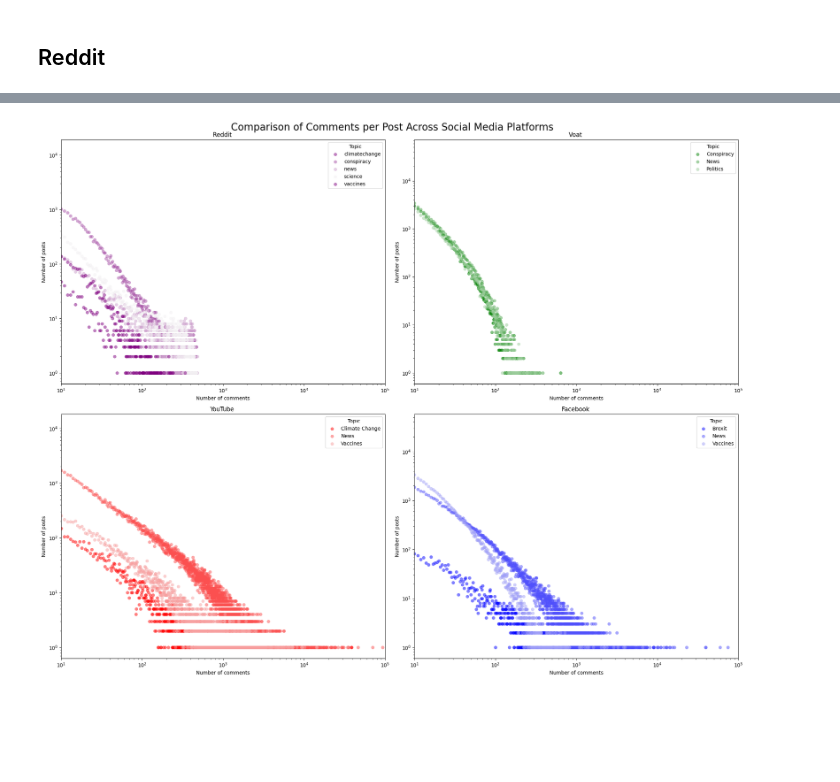
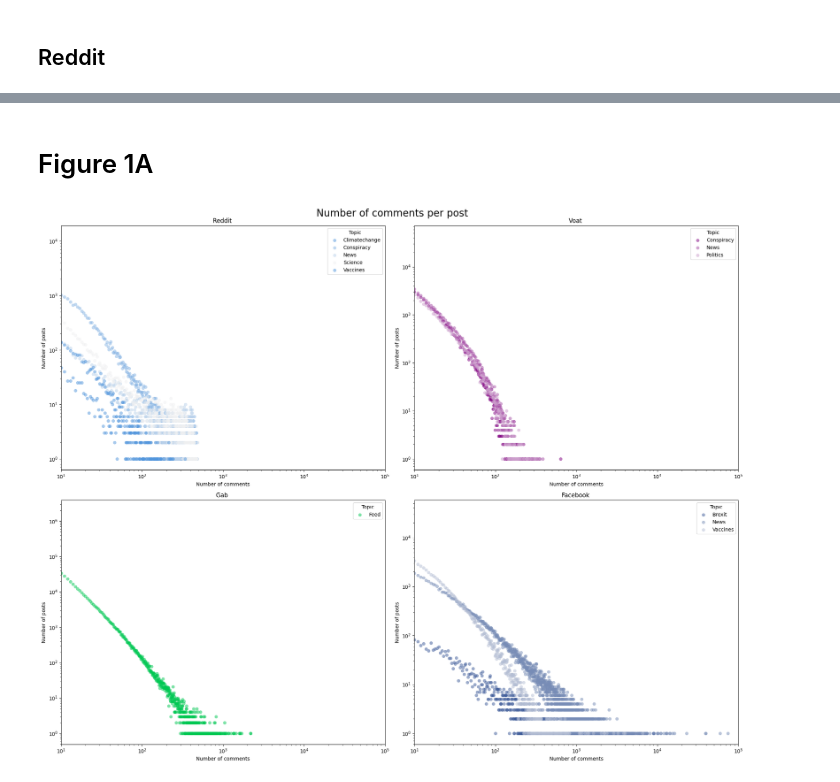
Before and after one commit to jacoponudo/Conversation_dynamics, a Jupyter notebook: src/EDA/EDA_draw/plot_number_of_comments.ipynb, the cells around one changed output, grey strips where cells are left out. Saved outputs shown, nothing was run; the diff lists cells and outputs as text; code cells hidden in the pictures; blank space fills up the shorter version.

```diff
--- a/src/EDA/EDA_draw/plot_number_of_comments.ipynb
+++ b/src/EDA/EDA_draw/plot_number_of_comments.ipynb
@@ -355,3 +379,4 @@ plt.show()
 # %%
 reddit=pd.read_parquet('/kaggle/working/reddit.parquet' ,engine='fastparquet')
 reddit['comment_id']=reddit['comment_code']
+reddit['topic']=reddit['topic'].str.capitalize()
@@ -400,3 +383,5 @@ plt.show()
+# %% [markdown]
+# Figure 1A
 # %%
 import pandas as pd
 import seaborn as sns
@@ -407,7 +392,7 @@ import matplotlib.pyplot as plt
 datasets = {
     'Reddit': reddit,
     'Voat': voat,
-    'YouTube': youtube,
+    'Gab': gab,
     'Facebook': facebook
 }
 
@@ -416,10 +401,10 @@ fig, axes = plt.subplots(2, 2, figsize=(20, 16))
 
 # Define the palette with different intensities for each social media platform and each topic
 palette = {
-    'Reddit': sns.light_palette("purple", n_colors=4, reverse=True),
-    'Voat': sns.light_palette("green", n_colors=4, reverse=True),
-    'YouTube': sns.light_palette("red", n_colors=4, reverse=True),
-    'Facebook': sns.light_palette("blue", n_colors=4, reverse=True)
+    'Reddit': sns.light_palette('#5296dd', n_colors=4, reverse=True),
+    'Voat': sns.light_palette( '#800080', n_colors=4, reverse=True),
+    'Gab': sns.light_palette('#00c853', n_colors=1, reverse=True),
+    'Facebook': sns.light_palette('#3b5998', n_colors=4, reverse=True)
 }
 
 # Loop through the datasets and plot for each
@@ -428,32 +413,32 @@ for ax, (name, data) in zip(axes.flatten(), datasets.items()):
     conversation_size = data.groupby(['topic', 'post_id'])['comment_id'].count().reset_index()
     conversation_size.columns = ['topic', 'post_id', 'comment_count']
 
     # Count how many posts have a certain number of comments for each topic
     post_count = conversation_size.groupby(['topic', 'comment_count']).size().reset_index(name='post_count')
 
     # Get unique topics
     topics = post_count['topic'].unique()
 
     # Draw scatter plot for each topic
     for i, topic in enumerate(topics):
         topic_data = post_count[post_count['topic'] == topic]
         sns.scatterplot(data=topic_data, x='comment_count', y='post_count', alpha=0.5, label=topic, color=palette[name][i % len(palette[name])], edgecolor=None, ax=ax)
 
     ax.set_xscale('log')
     ax.set_yscale('log')
     ax.set_title(f'{name} ')
     ax.set_xlabel('Number of comments')
     ax.set_ylabel('Number of posts')
     ax.grid(False)
     ax.legend(title='Topic')
 
     # Set the x-axis limit to 10^6
     ax.set_xlim(10, 10**5)  # This sets the limit from 10 to 1,000,000
 
 # Add a big title above all subplots
-fig.suptitle('Comparison of Comments per Post Across Social Media Platforms', fontsize=20)
+fig.suptitle('Number of comments per post', fontsize=20)
 
 plt.tight_layout()
 plt.show()
 # %% [output]
-[figure, old version]
+[figure, new version]
```
Also changed, not shown: parts of 11 cells of this notebook.
